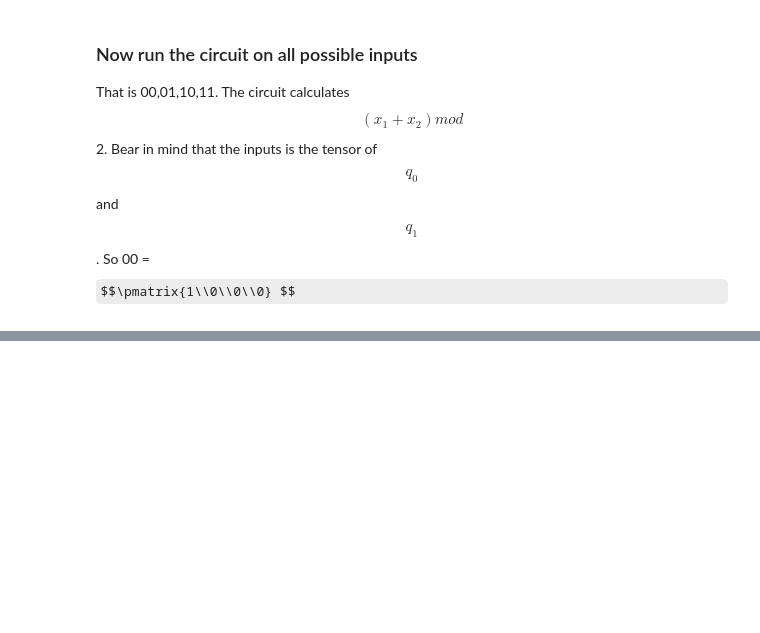
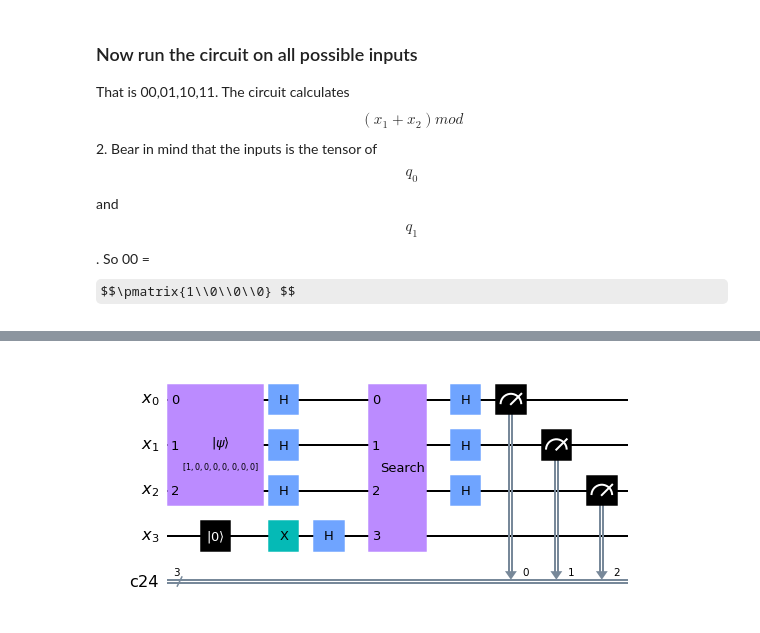
Before and after one commit to eginez/qiskit-exp, a Jupyter notebook: src/qiskitOne.ipynb, the cells around one changed output, grey strips where cells are left out. Cells and saved outputs as stored; diff of their text form; code cells hidden in the pictures; some formulas as TeX source; blank space fills up the shorter version.

Commit message:
adds simple search algorithm

```diff
--- a/src/qiskitOne.ipynb
+++ b/src/qiskitOne.ipynb
@@ -49,0 +101,34 @@ for i in range(0,N):
+# %%
+def oracle_for_string(s):
+    '''
+    This circuit implements the mod 2 sum of x_i * s_i, for a fixed string s = "101"
+    :param s:
+    :return:
+    '''
+    n = len(s) + 1
+    circ = QuantumCircuit(n)
+    circ.cx(0,3)
+    circ.cx(2,3)
+    return circ
+
+n = 4
+def bit_search(init_state=None, target_init_qubits=None):
+    reg = QuantumRegister(n,"x")
+    creg = ClassicalRegister(n - 1)
+    circ=QuantumCircuit(reg, creg)
+    init_circuit(circ, init_state, target_init_qubits)
+    circ.reset(n - 1)
+    circ.x(n - 1)
+    circ.h(range(n))
+    orc = oracle_for_string("101").to_gate(label="search")
+    circ.append(orc, range(n))
+    circ.h(range(n - 1))
+    for i in range(n -1):
+        circ.measure(i, i)
+    return circ
+
+#circ = bit_search()
+circ = bit_search([1, 0, 0, 0, 0, 0, 0, 0], [0,1,2])
+circ.draw()
+# %% [output]
+[figure, added]
```
Also changed, not shown: parts of 14 cells of this notebook.
